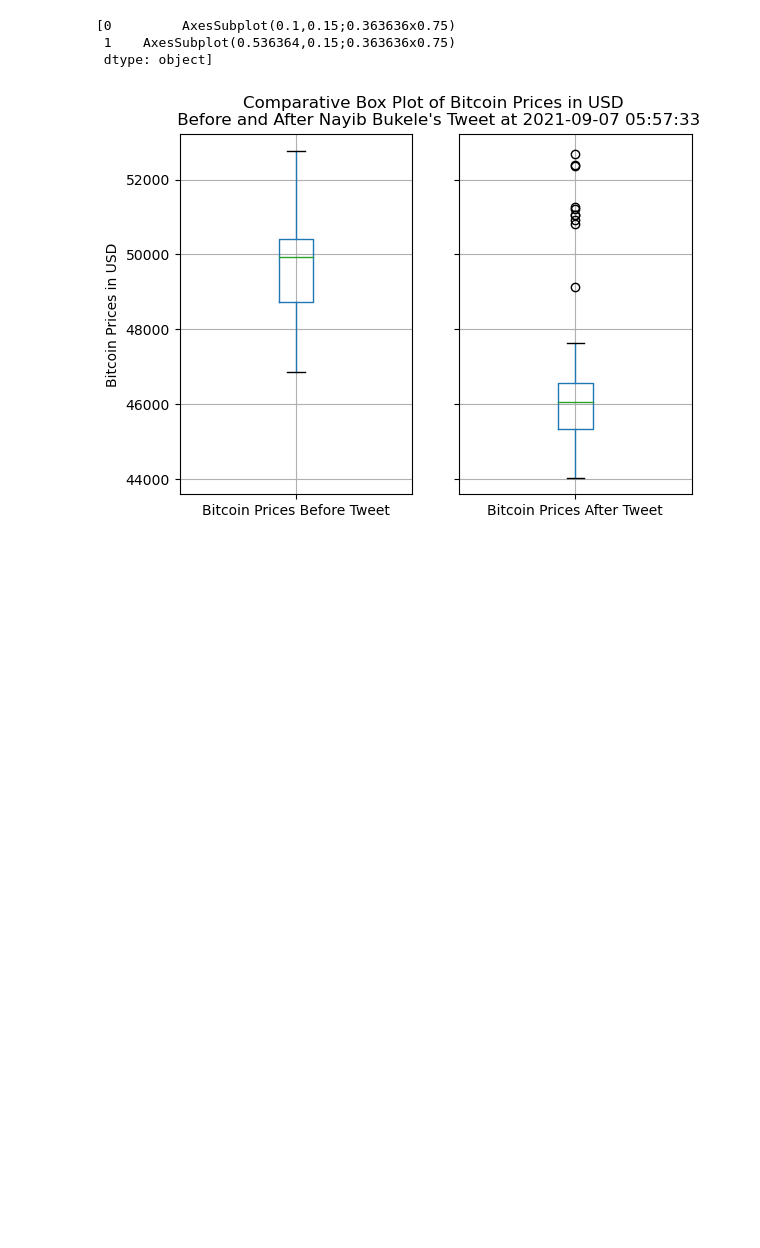
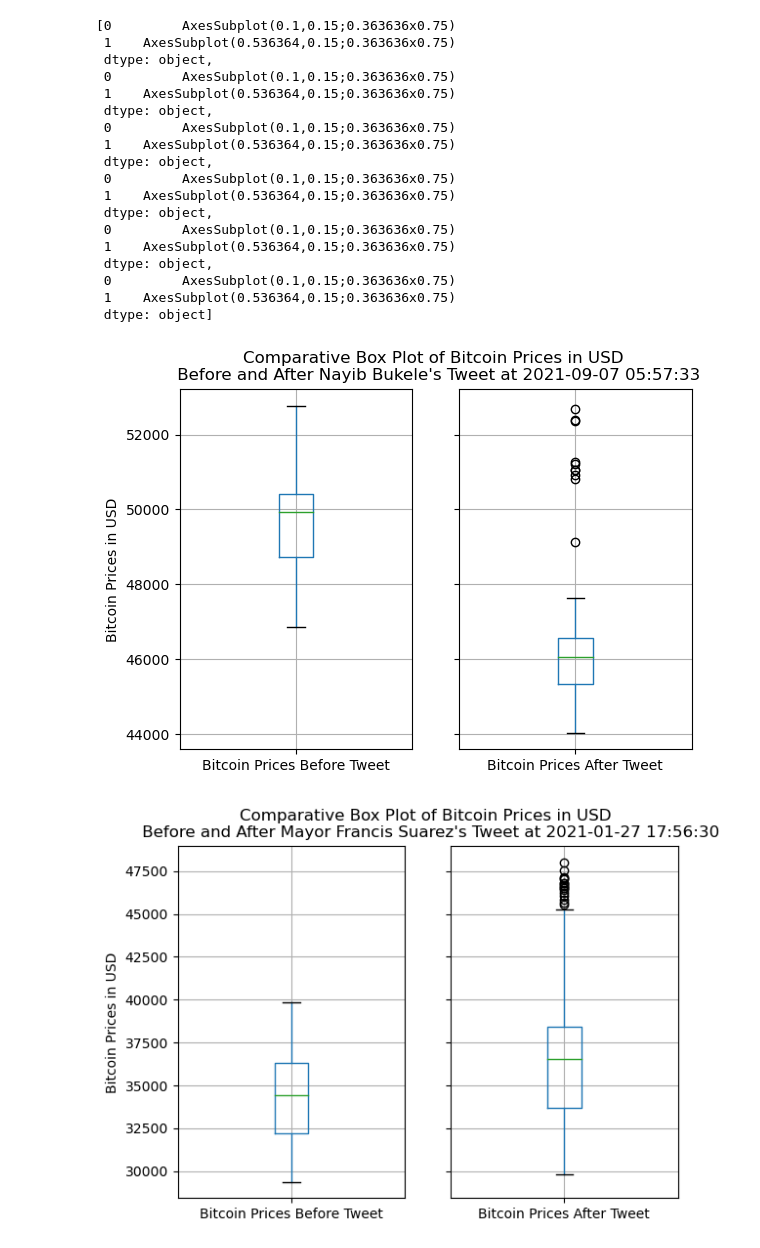
Before and after one commit to DataTa-Da/qm2, a Jupyter notebook: analysis/Discontinuity Regression.ipynb, the cells around one changed output. Saved outputs shown, nothing was run; the diff lists cells and outputs as text; code cells hidden in the pictures; blank space fills up the shorter version.

```diff
--- a/analysis/Discontinuity Regression.ipynb
+++ b/analysis/Discontinuity Regression.ipynb
@@ -247,9 +267,25 @@ def produce_before_after_box_plots(tws):
         tweet_stats.chosen_model_box_plot = box_plot
     return box_plots
 # %%
-produce_before_after_box_plots([all_tweet_stats[0]])
+produce_before_after_box_plots(all_tweet_stats)
 # %% [output]
 [0         AxesSubplot(0.1,0.15;0.363636x0.75)
  1    AxesSubplot(0.536364,0.15;0.363636x0.75)
+ dtype: object,
+ 0         AxesSubplot(0.1,0.15;0.363636x0.75)
+ 1    AxesSubplot(0.536364,0.15;0.363636x0.75)
+ dtype: object,
+ 0         AxesSubplot(0.1,0.15;0.363636x0.75)
+ 1    AxesSubplot(0.536364,0.15;0.363636x0.75)
+ dtype: object,
+ 0         AxesSubplot(0.1,0.15;0.363636x0.75)
+ 1    AxesSubplot(0.536364,0.15;0.363636x0.75)
+ dtype: object,
+ 0         AxesSubplot(0.1,0.15;0.363636x0.75)
+ 1    AxesSubplot(0.536364,0.15;0.363636x0.75)
+ dtype: object,
+ 0         AxesSubplot(0.1,0.15;0.363636x0.75)
+ 1    AxesSubplot(0.536364,0.15;0.363636x0.75)
  dtype: object]
 [figure]
+[figure, added]
```
Also changed, not shown: parts of 16 cells of this notebook.
